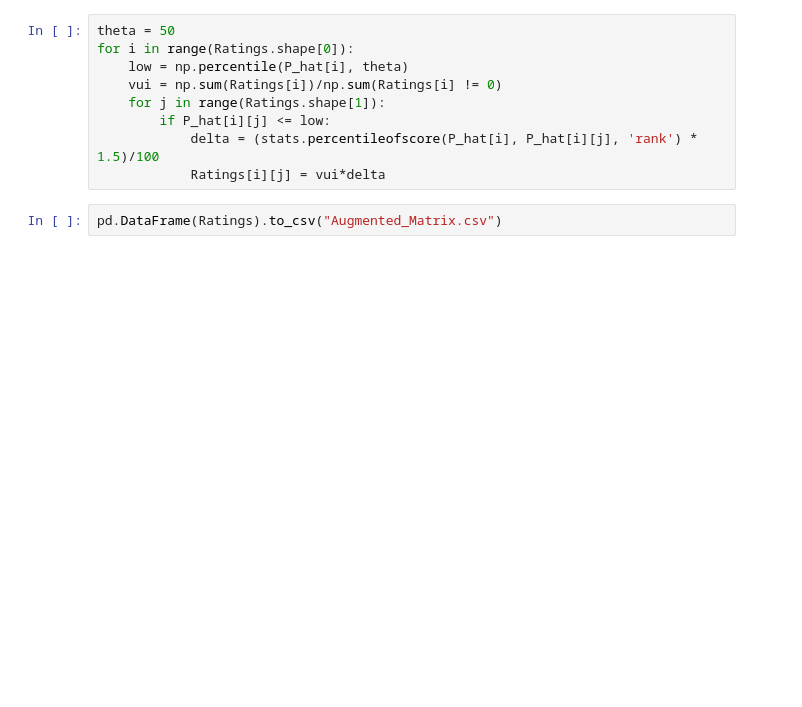
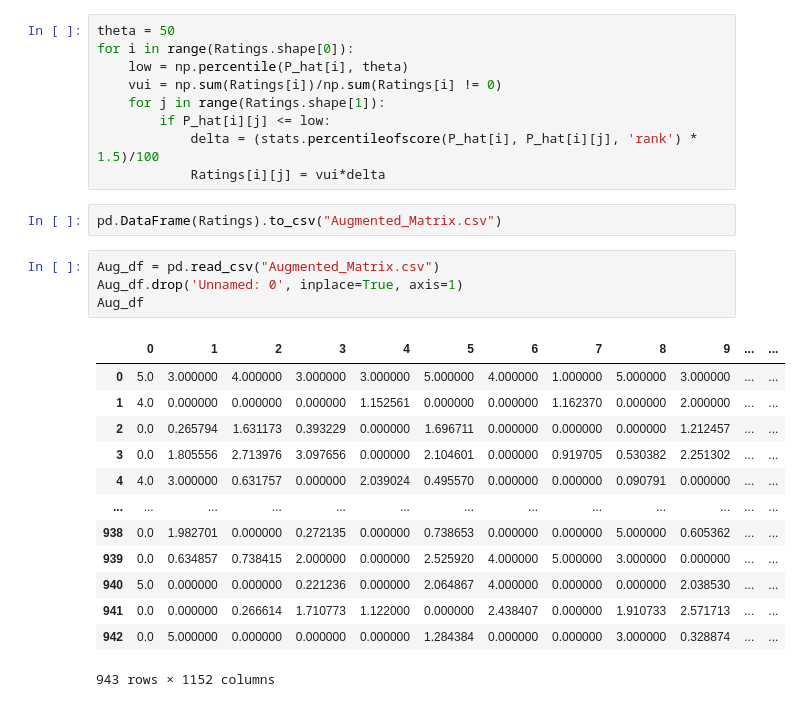
Before and after one commit to SiddhantThakur7/L-Injection-Recommendation-Systems, a Jupyter notebook: J Component.ipynb, the cells around one changed output. Saved outputs shown, nothing was run; the diff lists cells and outputs as text; blank space fills up the shorter version.

```diff
--- a/J Component.ipynb
+++ b/J Component.ipynb
@@ -453,3 +504,21 @@ for i in range(Ratings.shape[0]):
             Ratings[i][j] = vui*delta
 # %%
 pd.DataFrame(Ratings).to_csv("Augmented_Matrix.csv")
+# %%
+Aug_df = pd.read_csv("Augmented_Matrix.csv")
+Aug_df.drop('Unnamed: 0', inplace=True, axis=1)
+Aug_df
+# %% [output]
+|  | 0 | 1 | 2 | 3 | 4 | 5 | 6 | 7 | 8 | 9 | ... | ... |
+| 0 | 5.0 | 3.000000 | 4.000000 | 3.000000 | 3.000000 | 5.000000 | 4.000000 | 1.000000 | 5.000000 | 3.000000 | ... | ... |
+| 1 | 4.0 | 0.000000 | 0.000000 | 0.000000 | 1.152561 | 0.000000 | 0.000000 | 1.162370 | 0.000000 | 2.000000 | ... | ... |
+| 2 | 0.0 | 0.265794 | 1.631173 | 0.393229 | 0.000000 | 1.696711 | 0.000000 | 0.000000 | 0.000000 | 1.212457 | ... | ... |
+| 3 | 0.0 | 1.805556 | 2.713976 | 3.097656 | 0.000000 | 2.104601 | 0.000000 | 0.919705 | 0.530382 | 2.251302 | ... | ... |
+| 4 | 4.0 | 3.000000 | 0.631757 | 0.000000 | 2.039024 | 0.495570 | 0.000000 | 0.000000 | 0.090791 | 0.000000 | ... | ... |
+| ... | ... | ... | ... | ... | ... | ... | ... | ... | ... | ... | ... | ... |
+| 938 | 0.0 | 1.982701 | 0.000000 | 0.272135 | 0.000000 | 0.738653 | 0.000000 | 0.000000 | 5.000000 | 0.605362 | ... | ... |
+| 939 | 0.0 | 0.634857 | 0.738415 | 2.000000 | 0.000000 | 2.525920 | 4.000000 | 5.000000 | 3.000000 | 0.000000 | ... | ... |
+| 940 | 5.0 | 0.000000 | 0.000000 | 0.221236 | 0.000000 | 2.064867 | 4.000000 | 0.000000 | 0.000000 | 2.038530 | ... | ... |
+| 941 | 0.0 | 0.000000 | 0.266614 | 1.710773 | 1.122000 | 0.000000 | 2.438407 | 0.000000 | 1.910733 | 2.571713 | ... | ... |
+| 942 | 0.0 | 5.000000 | 0.000000 | 0.000000 | 0.000000 | 1.284384 | 0.000000 | 0.000000 | 3.000000 | 0.328874 | ... | ... |
+943 rows × 1152 columns
```
Also changed, not shown: parts of 13 cells of this notebook, 1 other file.
